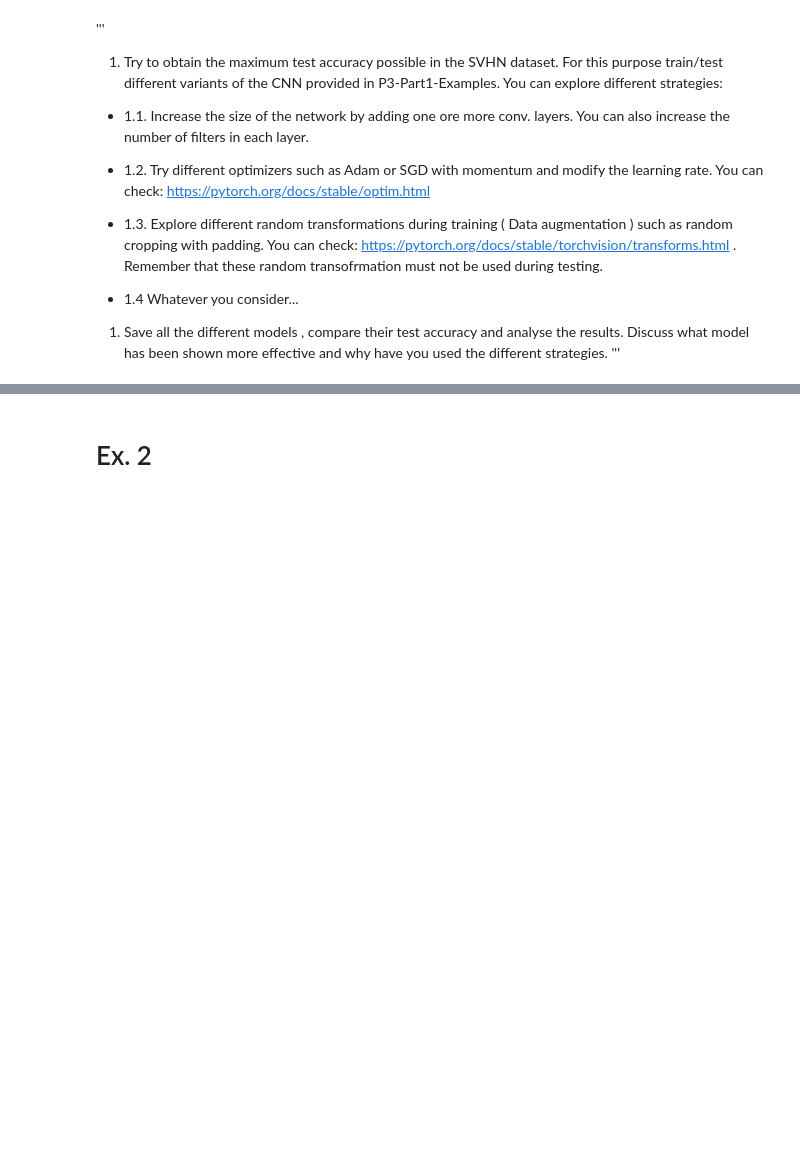
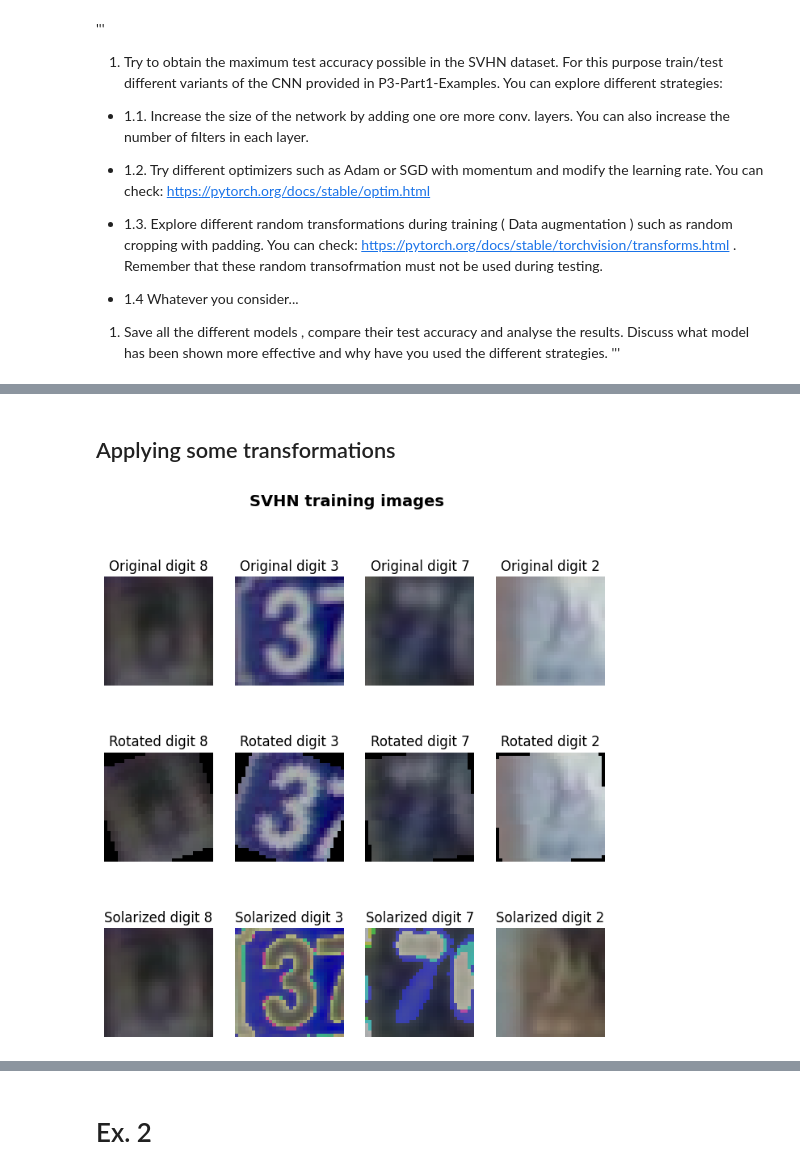
Before and after one commit to Alejandro-FA/UPF-Deep_Learning, a Jupyter notebook: P3/P3-Questions.ipynb, the cells around one changed output, grey strips where cells are left out. Drawn from its saved outputs; the diff is of its cells as text; code cells hidden in the pictures; blank space fills up the shorter version.

```diff
--- a/P3/P3-Questions.ipynb
+++ b/P3/P3-Questions.ipynb
@@ -169 +549,61 @@ train_loader = torch.utils.data.DataLoader(dataset=SVHNTrain,
+# %% [markdown]
+## Applying some transformations
+# %%
+tr_plot = transforms.Compose([
+        transforms.ToTensor(),
+        ])
+
+SVHNTrain_plot = SVHN(data_path+'/svhn/train_32x32.mat', tr_plot)
+
+
+# network
+train_loader_plot = torch.utils.data.DataLoader(dataset=SVHNTrain_plot,
+                                               batch_size=1,
+                                               shuffle=True)
+
+num_images = 4
+num_rows = 3
+
+fig5, axes = plt.subplots(num_rows, num_images, figsize=(8, 8))
+fig5.suptitle("SVHN training images", fontsize=14, fontweight="bold")
+row = 0
+
+original_images = []
+rotated_images = []
+solarized_images = []
+count = 0
+rotator = transforms.RandomRotation(degrees=(-25, 25))
+solarize = transforms.RandomSolarize(threshold=0.3, p=0.8)
+plotted_labels = []
+
+for images, labels in train_loader_plot:
+    plotted_labels.append(labels.item() + 1)
+    original_images.append(images)
+    rotated_images.append(rotator(images))
+    solarized_images.append(solarize(images))
+    count += 1
+    if count >= 4: break
+
+
+
+# axes[0].set_title("Original images")
+for col, image in enumerate(original_images):
+    axes[0, col].axis("off")
+    axes[0, col].imshow(original_images[col][0].permute(1, 2, 0))
+    axes[0, col].set_title(f"Original digit {plotted_labels[col]}")
+
+for col, image in enumerate(original_images):
+    axes[1, col].axis("off")
+    axes[1, col].imshow(rotated_images[col][0].permute(1, 2, 0))
+    axes[1, col].set_title(f"Rotated digit {plotted_labels[col]}")
+
+for col, image in enumerate(original_images):
+    axes[2, col].axis("off")
+    axes[2, col].imshow(solarized_images[col][0].permute(1, 2, 0))
+    axes[2, col].set_title(f"Solarized digit {plotted_labels[col]}")
+
+if save_figure: plt.savefig(f"{results_path}/fig5.png", dpi=300)
+plt.show()
+# %% [output]
+[figure, added]
 # %%
```
Also changed, not shown: parts of 27 cells of this notebook, 8 other files.
